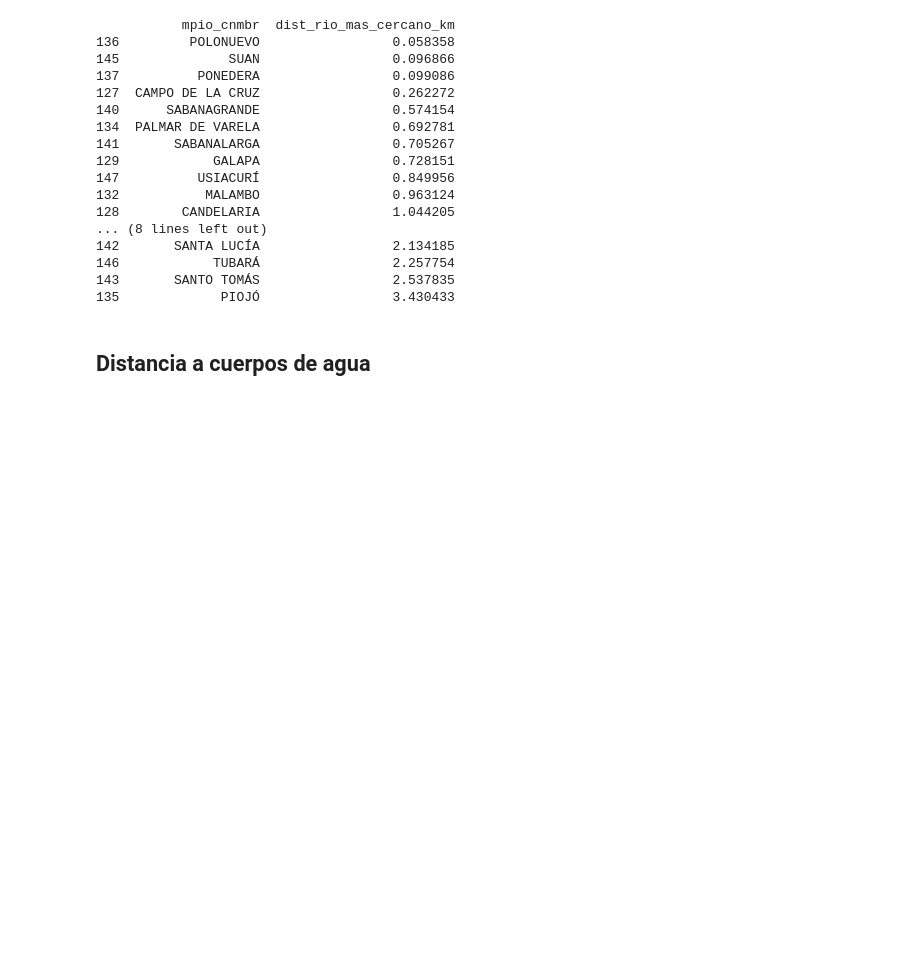
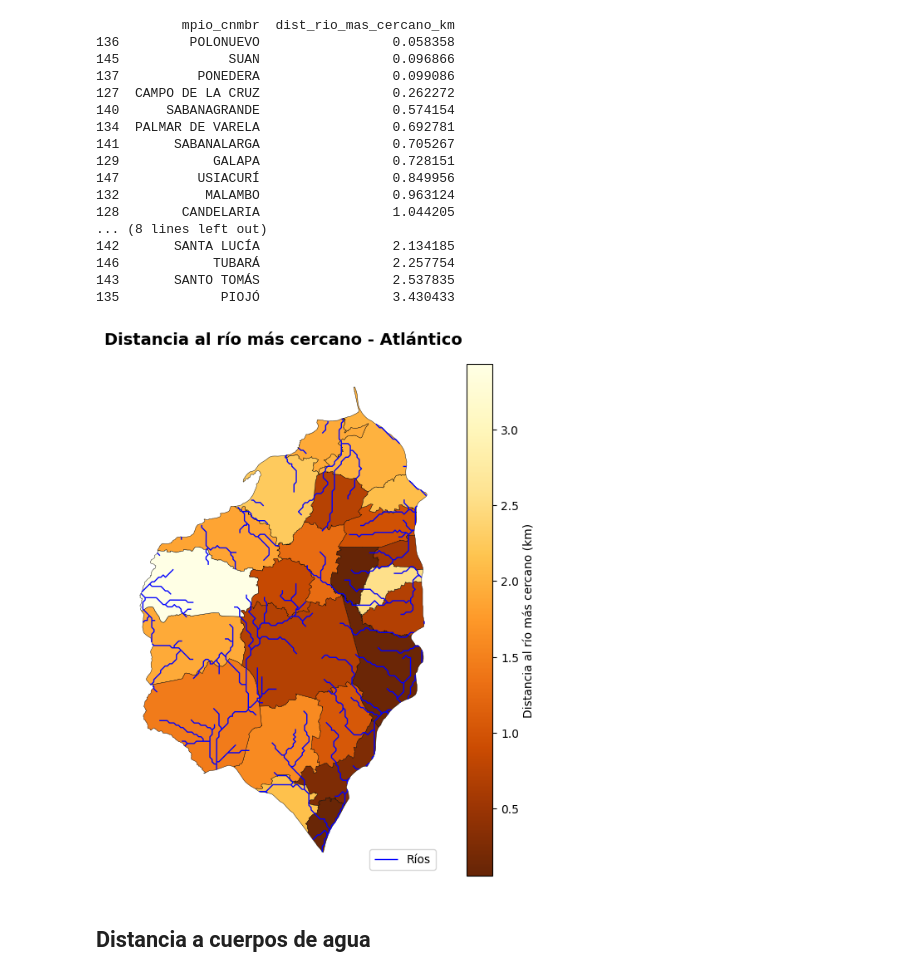
Before and after one commit to Darally06/Dengue_caracterization, a Jupyter notebook: archivosnc.ipynb, the cells around one changed output. Cells and saved outputs as stored; diff of their text form; code cells hidden in the pictures; blank space fills up the shorter version.

```diff
--- a/archivosnc.ipynb
+++ b/archivosnc.ipynb
@@ -702,6 +702,37 @@ gdf_out.to_file(r"C:\Dengue\Datos Clima\covariable_distancia_rio.shp")
 146            TUBARÁ                 2.257754
 143       SANTO TOMÁS                 2.537835
 135             PIOJÓ                 3.430433
+# %%
+import matplotlib.pyplot as plt
+
+# --- Crear figura y eje ---
+fig, ax = plt.subplots(figsize=(8, 8))
+
+# --- Graficar municipios con la distancia al río ---
+gdf_mpios.plot(
+    column='dist_rio_mas_cercano_km',
+    cmap='YlOrBr_r',  # escala invertida: oscuro = más cerca
+    legend=True,
+    edgecolor='black',
+    linewidth=0.3,
+    legend_kwds={
+        'label': "Distancia al río más cercano (km)",
+        'orientation': "vertical"
+    },
+    ax=ax
+)
+
+# --- Graficar ríos encima ---
+rios_clip.plot(ax=ax, color='blue', linewidth=1, label='Ríos')
+
+# --- Personalizar ---
+ax.set_title("Distancia al río más cercano - Atlántico", fontsize=14, fontweight='bold')
+ax.set_axis_off()
+ax.legend(loc='lower right')
+
+plt.show()
+# %% [output]
+[figure, added]
 # %% [markdown]
 ## Distancia a cuerpos de agua
 # %%
```
Also changed, not shown: parts of 1 cell of this notebook.
